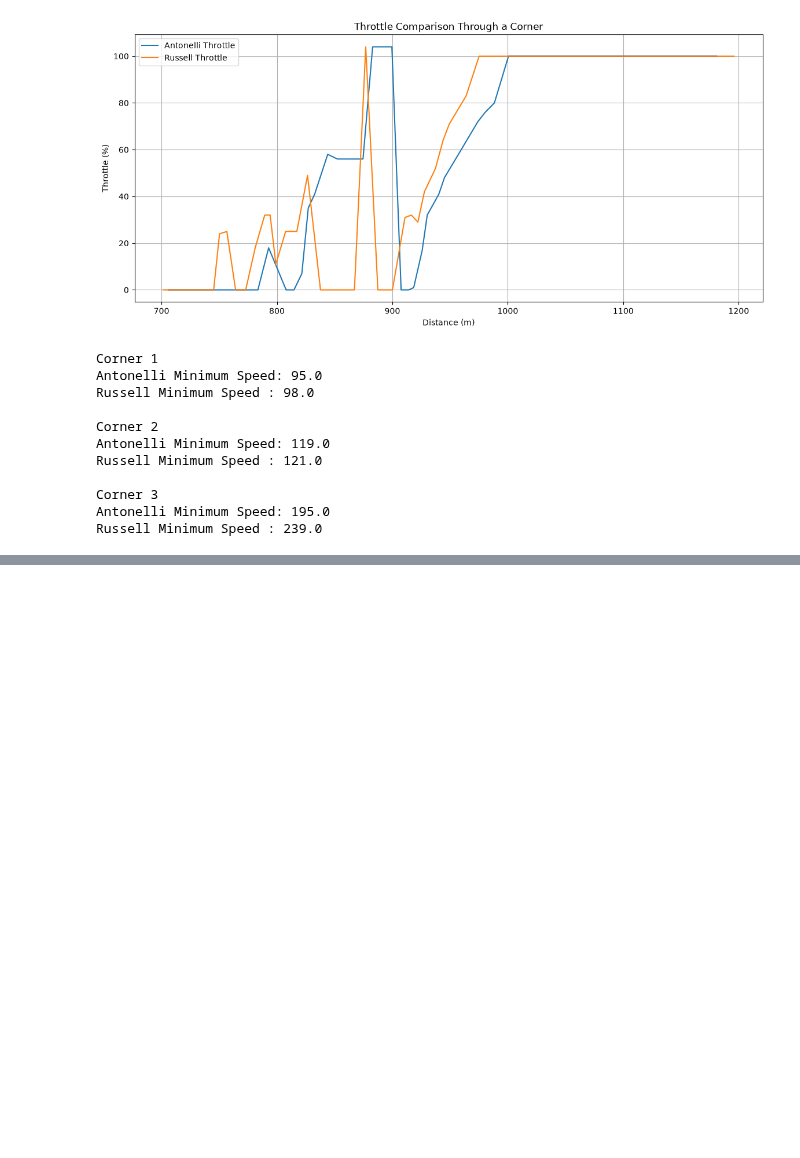
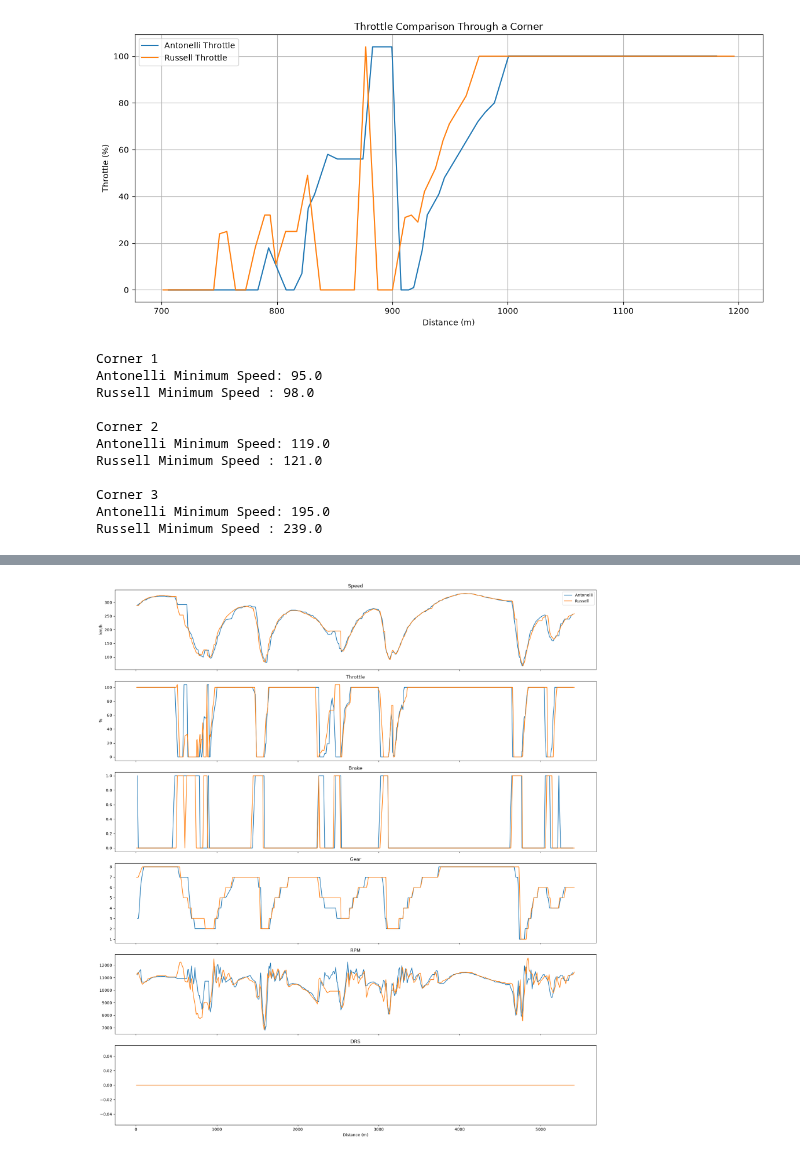
Before and after one commit to ishikajena1509/F1-Telemetry-Analysis, a Jupyter notebook: notebooks/02_china_2026_qualifying_analysis.ipynb.ipynb, the cells around one changed output, grey strips where cells are left out. Saved outputs shown, nothing was run; the diff lists cells and outputs as text; code cells hidden in the pictures; blank space fills up the shorter version.

Commit message:
Day 11: Added professional telemetry dashboard and reusable plotting functions

```diff
--- a/notebooks/02_china_2026_qualifying_analysis.ipynb.ipynb
+++ b/notebooks/02_china_2026_qualifying_analysis.ipynb.ipynb
@@ -1315,3 +1315,92 @@ Russell Minimum Speed : 121.0
 Corner 3
 Antonelli Minimum Speed: 195.0
 Russell Minimum Speed : 239.0
+# %%
+fig, ax = plt.subplots(6, 1, figsize=(18, 20), sharex=True)
+
+# SPEED
+ax[0].plot(
+    antonelli_car_data["Distance"],
+    antonelli_car_data["Speed"],
+    label="Antonelli"
+)
+ax[0].plot(
+    russell_car_data["Distance"],
+    russell_car_data["Speed"],
+    label="Russell"
+)
+ax[0].set_title("Speed")
+ax[0].set_ylabel("km/h")
+ax[0].legend()
+
+# THROTTLE
+ax[1].plot(
+    antonelli_car_data["Distance"],
+    antonelli_car_data["Throttle"]
+)
+ax[1].plot(
+    russell_car_data["Distance"],
+    russell_car_data["Throttle"]
+)
+ax[1].set_title("Throttle")
+ax[1].set_ylabel("%")
+
+# BRAKE
+ax[2].plot(
+    antonelli_car_data["Distance"],
+    antonelli_car_data["Brake"].astype(int)
+)
+ax[2].plot(
+    russell_car_data["Distance"],
+    russell_car_data["Brake"].astype(int)
+)
+ax[2].set_title("Brake")
+
+# GEAR
+ax[3].plot(
+    antonelli_car_data["Distance"],
+    antonelli_car_data["nGear"]
+)
+ax[3].plot(
+    russell_car_data["Distance"],
+    russell_car_data["nGear"]
+)
+ax[3].set_title("Gear")
+
+# RPM
+ax[4].plot(
+    antonelli_car_data["Distance"],
+    antonelli_car_data["RPM"]
+)
+ax[4].plot(
+    russell_car_data["Distance"],
+    russell_car_data["RPM"]
+)
+ax[4].set_title("RPM")
+
+# DRS
+ax[5].plot(
+    antonelli_car_data["Distance"],
+    antonelli_car_data["DRS"]
+)
+ax[5].plot(
+    russell_car_data["Distance"],
+    russell_car_data["DRS"]
+)
+ax[5].set_title("DRS")
+ax[5].set_xlabel("Distance (m)")
+
+import os
+
+os.makedirs("../images", exist_ok=True)
+
+plt.tight_layout()
+
+fig.savefig(
+    "../images/professional_dashboard.png",
+    dpi=300,
+    bbox_inches="tight"
+)
+
+print("Dashboard saved successfully!")
+# %% [output]
@@ -1317,0 +1408 @@ Russell Minimum Speed : 239.0
+[figure, added]
```
Also changed, not shown: parts of 3 cells of this notebook, 4 other files.
